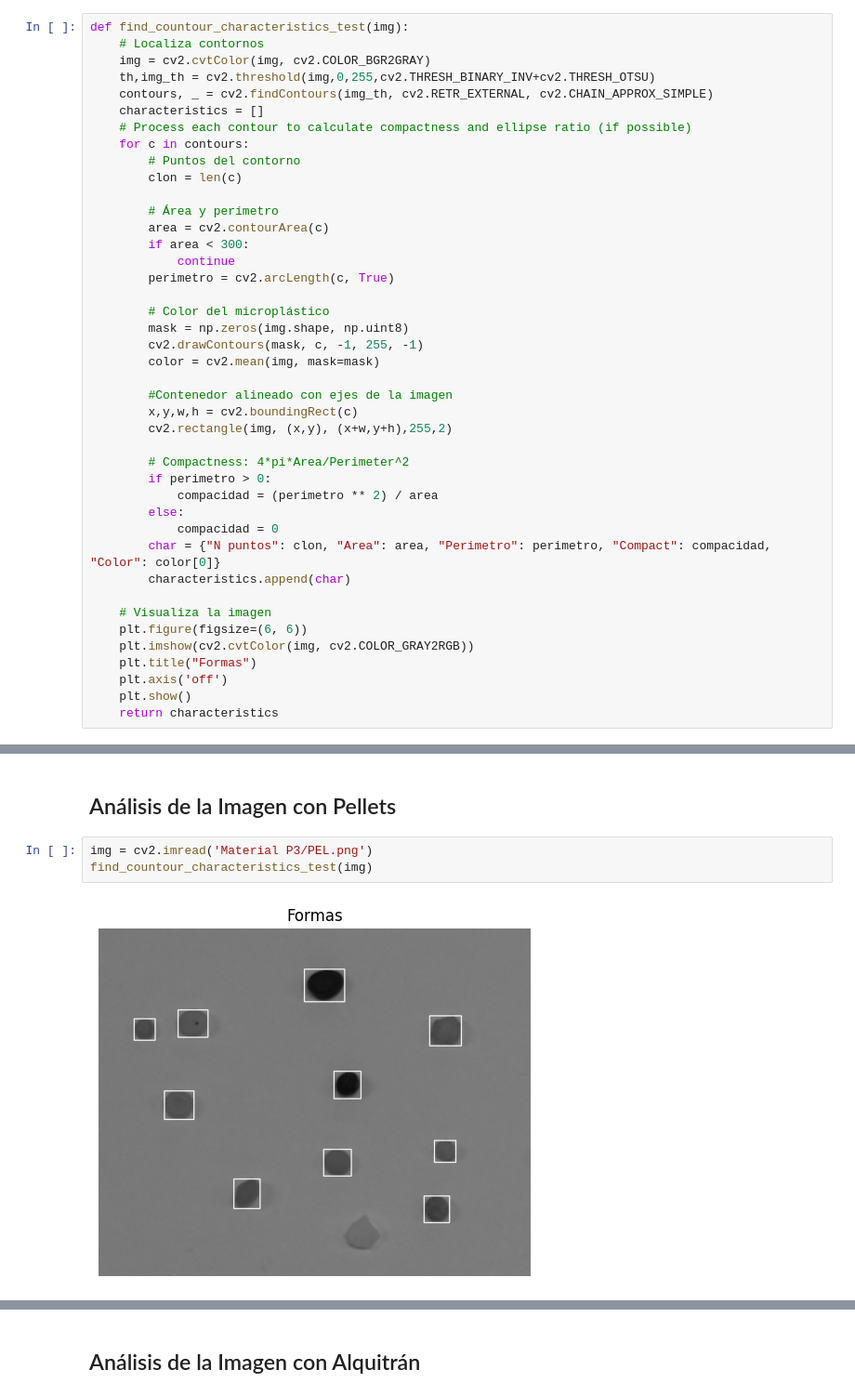
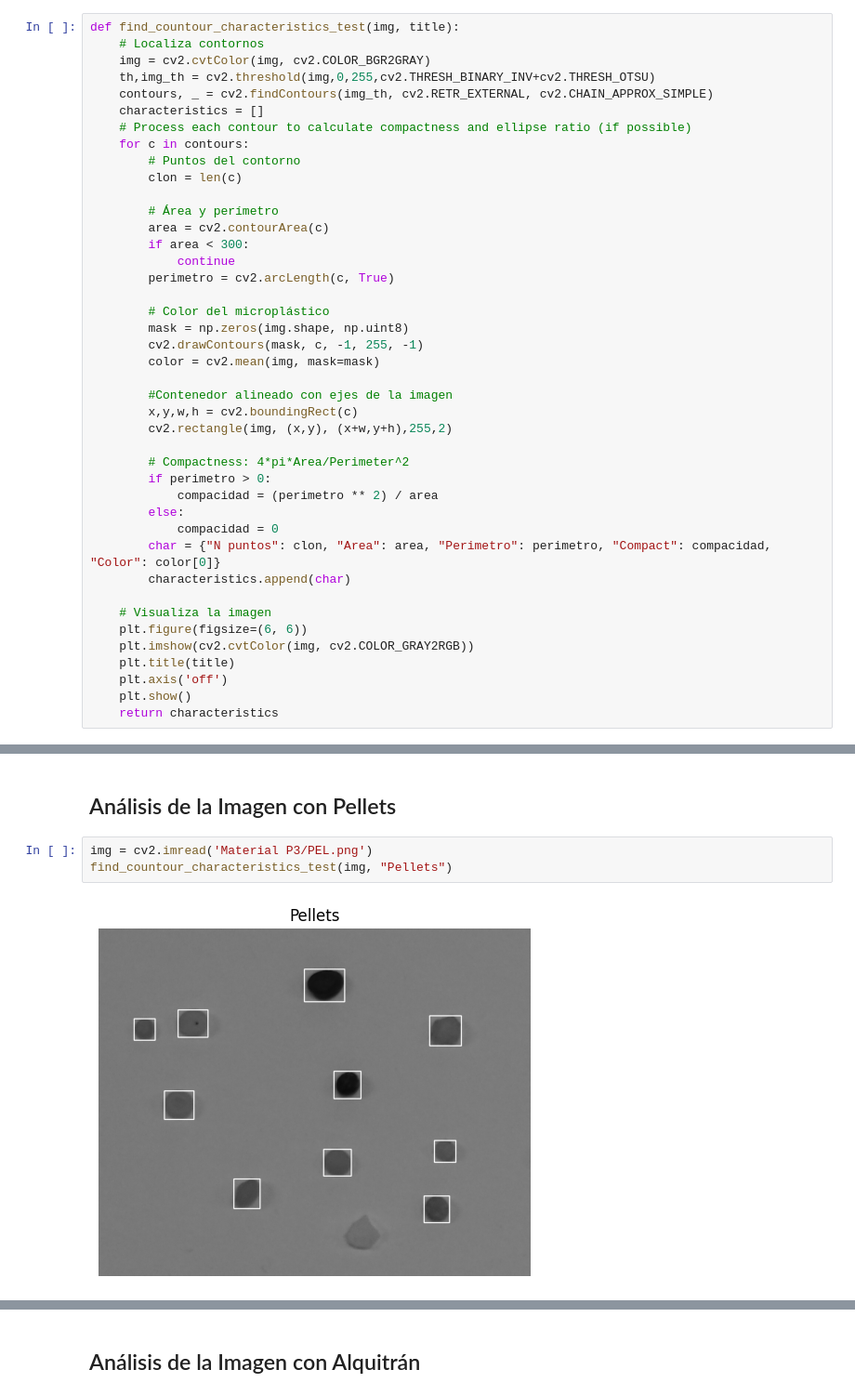
Before and after one commit to Kilamper/Vision-por-Computador, a Jupyter notebook: Práctica 3/VC_P3_G1.ipynb, the cells around one changed output, grey strips where cells are left out. Shown at 93% size. Drawn from its saved outputs; the diff is of its cells as text.

```diff
--- a/Práctica 3/VC_P3_G1.ipynb
+++ b/Práctica 3/VC_P3_G1.ipynb
@@ -131,7 +206,7 @@ Si no se quedan satisfechos con la segmentación obtenida, es el mundo real, tam
 # %% [markdown]
 ## Análisis de la imagen
 # %%
-def find_countour_characteristics_test(img):
+def find_countour_characteristics_test(img, title):
     # Localiza contornos
     img = cv2.cvtColor(img, cv2.COLOR_BGR2GRAY)
     th,img_th = cv2.threshold(img,0,255,cv2.THRESH_BINARY_INV+cv2.THRESH_OTSU)
@@ -168,7 +243,7 @@ def find_countour_characteristics_test(img):
     # Visualiza la imagen
     plt.figure(figsize=(6, 6))
     plt.imshow(cv2.cvtColor(img, cv2.COLOR_GRAY2RGB))
-    plt.title("Formas")
+    plt.title(title)
     plt.axis('off')
     plt.show()
     return characteristics
@@ -200,9 +275,9 @@ find_countour_characteristics_test(img)
 ## Análisis de la Imagen con Pellets
 # %%
 img = cv2.imread('Material P3/PEL.png')
-find_countour_characteristics_test(img)
+find_countour_characteristics_test(img, "Pellets")
 # %% [output]
-[figure, old version]
+[figure, new version]
 [{'N puntos': 120,
   'Area': 3761.0,
   'Perimetro': 239.62236404418945,
```
Also changed, not shown: parts of 8 cells of this notebook.
